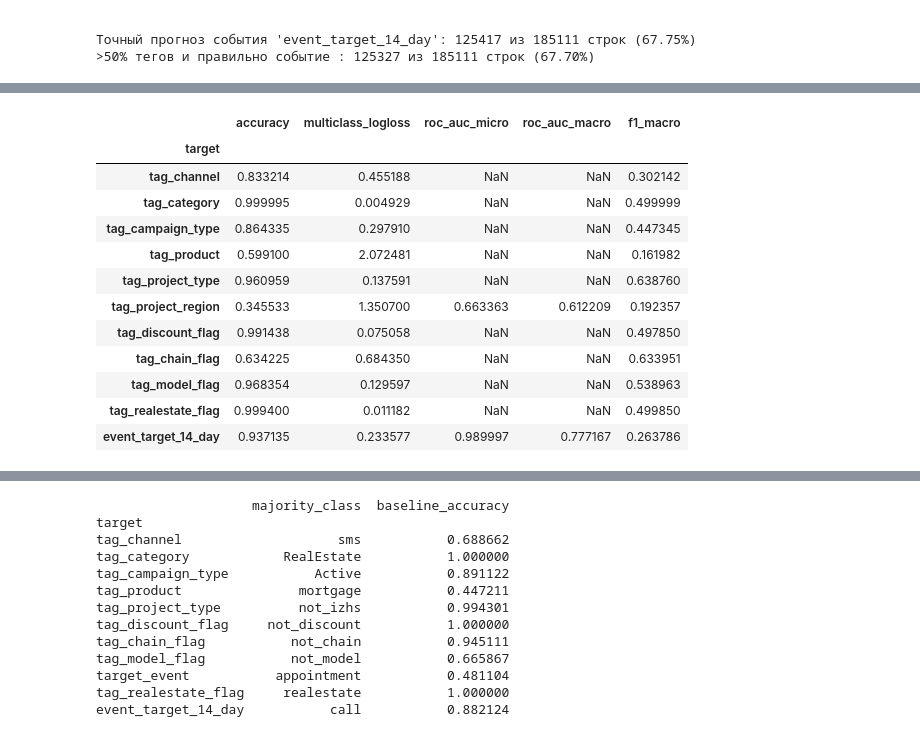
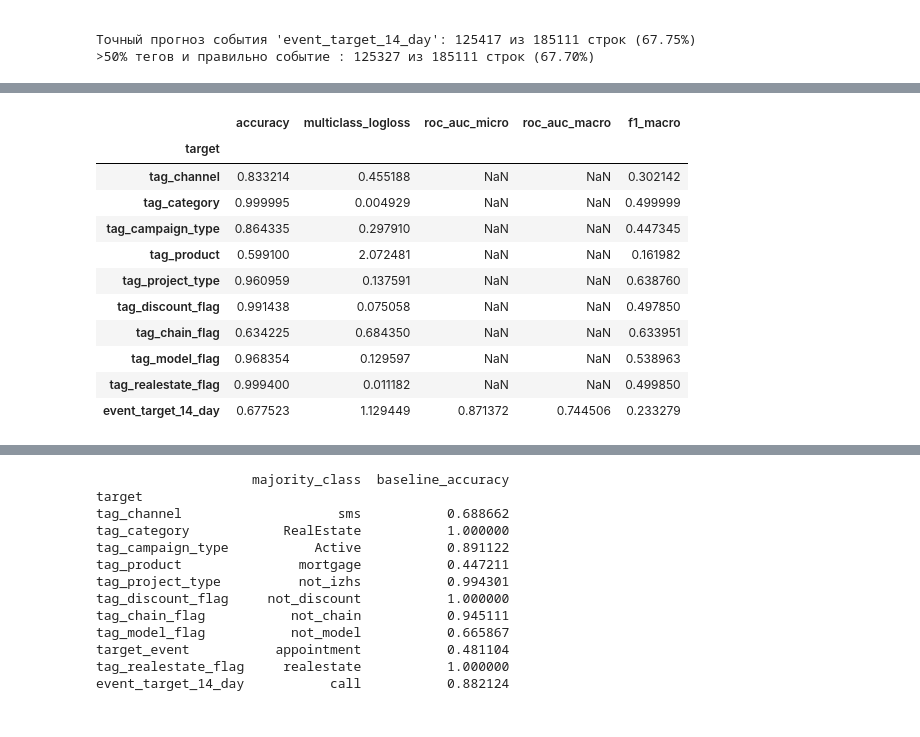
Before and after one commit to dmitriizakhar/smlt_nbo_project, a Jupyter notebook: проверка качества.ipynb, the cells around one changed output, grey strips where cells are left out. Cells and saved outputs as stored; diff of their text form; code cells hidden in the pictures.

```diff
--- a/проверка качества.ipynb
+++ b/проверка качества.ipynb
@@ -276,3 +276,16 @@ print(f">50% тегов и правильно событие : {both} из {tota
 
 Точный прогноз события 'event_target_14_day': 125417 из 185111 строк (67.75%)
 >50% тегов и правильно событие : 125327 из 185111 строк (67.70%)
+# %%
+from sklearn.metrics import classification_report
+
+# Убедимся, что в колонке нет NaN
+results['event_target_14_day'] = results['event_target_14_day'].fillna('no_event')
+
+# Истинные и предсказанные метки
+y_true = results['event_target_14_day']
+y_pred = results['event_target_14_day_pred']
+
+# Печатаем отчёт
+print("Classification Report for event_target_14_day:\n")
+print(classification_report(y_true, y_pred, digits=4))
@@ -287,7 +314,7 @@ target_tags = [
     'tag_campaign_type',
     'tag_product',
     'tag_project_type',
-    'tag_project_region',
+    #'tag_project_region',
     'tag_discount_flag',
     'tag_chain_flag',
     'tag_model_flag',
@@ -335,39 +362,38 @@ for tgt in target_tags:
                                   average="micro", multi_class="ovr")
         roc_macro = roc_auc_score(y_true_bin, y_score,
                                   average="macro", multi_class="ovr")
     except ValueError:
         roc_micro = roc_macro = None
 
     # Macro-F1
     cr = classification_report(y_true, y_pred, output_dict=True)
     f1_macro = cr.get("macro avg", {}).get("f1-score", None)
 
     records.append({
         "target": tgt,
         "accuracy": acc,
         "multiclass_logloss": ll,
         "roc_auc_micro": roc_micro,
         "roc_auc_macro": roc_macro,
         "f1_macro": f1_macro
     })
 
 df_summary = pd.DataFrame(records).set_index("target").reindex(target_tags)
 
 df_summary
 # %% [output]
 |  | accuracy | multiclass_logloss | roc_auc_micro | roc_auc_macro | f1_macro |
 | target |  |  |  |  |  |
 | tag_channel | 0.833214 | 0.455188 | NaN | NaN | 0.302142 |
 | tag_category | 0.999995 | 0.004929 | NaN | NaN | 0.499999 |
 | tag_campaign_type | 0.864335 | 0.297910 | NaN | NaN | 0.447345 |
 | tag_product | 0.599100 | 2.072481 | NaN | NaN | 0.161982 |
 | tag_project_type | 0.960959 | 0.137591 | NaN | NaN | 0.638760 |
-| tag_project_region | 0.345533 | 1.350700 | 0.663363 | 0.612209 | 0.192357 |
 | tag_discount_flag | 0.991438 | 0.075058 | NaN | NaN | 0.497850 |
 | tag_chain_flag | 0.634225 | 0.684350 | NaN | NaN | 0.633951 |
 | tag_model_flag | 0.968354 | 0.129597 | NaN | NaN | 0.538963 |
 | tag_realestate_flag | 0.999400 | 0.011182 | NaN | NaN | 0.499850 |
-| event_target_14_day | 0.937135 | 0.233577 | 0.989997 | 0.777167 | 0.263786 |
+| event_target_14_day | 0.677523 | 1.129449 | 0.871372 | 0.744506 | 0.233279 |
 # %%
 results = results[results.event_target_14_day_pred != 'no_event']
 
```
Also changed, not shown: parts of 2 cells of this notebook, 1 other file.
